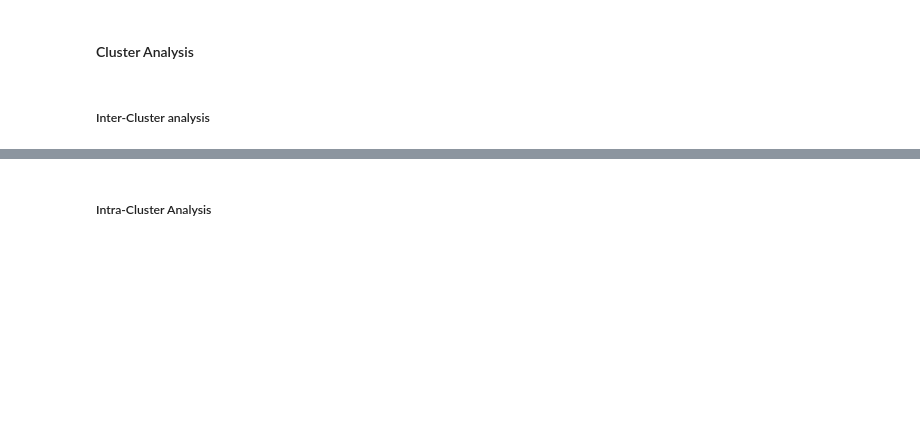
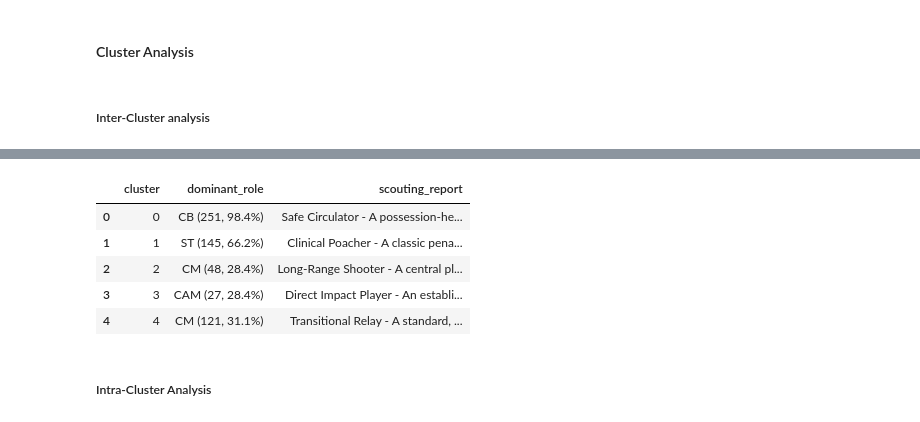
Before and after one commit to andreamurari/DataDriven_Soccer_Scouting, a Jupyter notebook: DataDriven_Soccer_Scouting.ipynb, the cells around one changed output, grey strips where cells are left out. Saved outputs shown, nothing was run; the diff lists cells and outputs as text; code cells hidden in the pictures; blank space fills up the shorter version.

Commit message:
Add scouting report ro df_cluster_profile

```diff
--- a/DataDriven_Soccer_Scouting.ipynb
+++ b/DataDriven_Soccer_Scouting.ipynb
@@ -1035,2 +1014,43 @@ df_cluster_profile.to_csv(r"resources\df_cluster_profile.csv", index=False)
+# %%
+import pandas as pd
+
+scouting_reports = {
+    0: "Safe Circulator - A possession-heavy center-back. Dominates in pass distance and safe short completions, but completely lacks progressive carrying or active defensive interventions (tackles/interceptions).",
+    1: "Clinical Poacher - A classic penalty-box striker. Highly efficient in shooting and goal/assist output per 90, but contributes absolutely nothing to build-up play, crossing, or dribbling.",
+    2: "Long-Range Shooter - A central player who shoots on sight. Takes a high volume of shots per 90 and overperforms expected assists, but avoids 1v1 dribbling and rarely touches the ball deep inside the box.",
+    3: "Direct Impact Player - An established starter who scores goals, but has remarkably low progressive distance and passing accuracy. Impacts the final third without participating in the build-up.",
+    4: "Transitional Relay - A standard, generalized midfielder. Shows slight progressive carrying tendencies but is highly reluctant to take on opponents in 1v1 situations. A safe, transitional player.",
+    5: "Progressive Runner - An elite forward who drives the ball forward. Generates massive expected goals by carrying the ball into dangerous areas, but completely avoids 1v1 dribbles and defensive tackling.",
+    6: "Flank Enforcer - A gritty, combative wide player. Exhibits extremely high defensive engagement in the midfield (tackles, yellow cards) and is prone to errors, lacking traditional winger traits like crossing.",
+    7: "Aggressive Maestro - A high-risk, fiery creator. Produces astounding expected assist (xA) numbers and finishing efficiency, but plays on the edge and is highly prone to red cards.",
+    8: "Press-Resistant Pivot - A deep midfielder who relies on technique rather than physical tackling. Excels at escaping pressure via dribbling and hitting long passes, but offers zero direct goal threat.",
+    9: "Deep Playmaker CB - An elite ball-playing defender. Provides an extraordinary number of assists and passes into the final third, acting almost as a deep-lying playmaker, but sacrifices traditional defensive grit.",
+    10: "Pure Destroyer - The ultimate midfield workhorse. Engages in a massive volume of challenges (both won and lost), acting as a pure physical shield with zero offensive progression or end-product.",
+    11: "Opportunistic Winger - An efficient, goal-scoring wide midfielder. Boasts solid goal output and expected assists, but rarely beats defenders on the dribble and is not heavily involved in receiving progressive passes.",
+    12: "Overlapping Anomaly - A bizarre defensive profile, likely overlapping wide center-backs. Crosses into the penalty area frequently but loses the ball often on the dribble and rarely tackles in their own third.",
+    13: "Direct Maverick - A highly progressive but erratic wide player. Produces incredible numbers for progressive passing and penalty kicks, but makes numerous errors and has terrible overall pass completion.",
+    14: "Conservative Anchor - A holding midfielder who plays it incredibly safe. Maintains high pass completion and decent challenge volumes but actively avoids progressive passing or forward risks.",
+    15: "Short-Pass Metronome - A conservative central player. Executes a high volume of safe, short passes and takes penalties, but almost never engages in dribbling or high-risk offensive actions.",
+    16: "Complete Target - The elite modern center-forward. Boasts exceptional non-penalty goal and assist numbers and constantly receives progressive passes in dangerous areas, without dropping deep to play long passes.",
+    17: "Set-Piece Threat - A center-back with incredibly high expected offensive output. Given their low carrying and tackling metrics, this is the classic 'aerial threat' who heavily impacts attacking corners.",
+    18: "Generational Finisher - Absolute superstar goalscorers. Show astronomical overperformance in goals vs xG. They do zero defensive blocking and have poor pass completion because every action is a high-risk shot at goal.",
+    19: "Dribbling Architect - An elite creative engine. Phenomenal at beating the press through dribbling and generating high-quality chances (xA) for teammates, though their personal shooting metrics are poor."
+}
+
+df_target = df_cluster_profile
+nome_colonna_id = 'cluster'
+
+df_target['scouting_report'] = df_target[nome_colonna_id].map(scouting_reports)
+
+display(df_target[[nome_colonna_id, 'dominant_role', 'scouting_report']].head())
+
+df_target.to_csv(r"resources\df_cluster_profile.csv", index=False)
+# %% [output]
+|  | cluster | dominant_role | scouting_report |
+| 0 | 0 | CB (251, 98.4%) | Safe Circulator - A possession-he... |
+| 1 | 1 | ST (145, 66.2%) | Clinical Poacher - A classic pena... |
+| 2 | 2 | CM (48, 28.4%) | Long-Range Shooter - A central pl... |
+| 3 | 3 | CAM (27, 28.4%) | Direct Impact Player - An establi... |
+| 4 | 4 | CM (121, 31.1%) | Transitional Relay - A standard, ... |
 # %% [markdown]
 ##### Intra-Cluster Analysis
```
Also changed, not shown: parts of 4 cells of this notebook, 1 other file.
